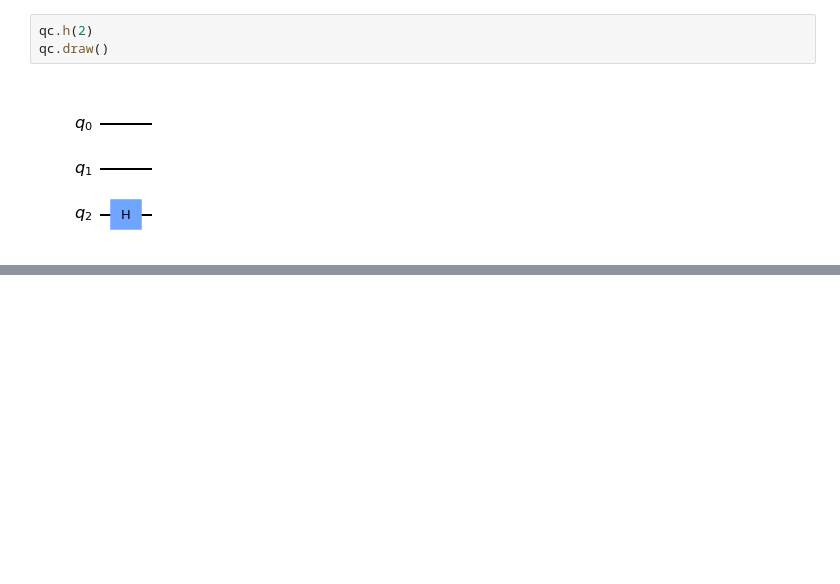
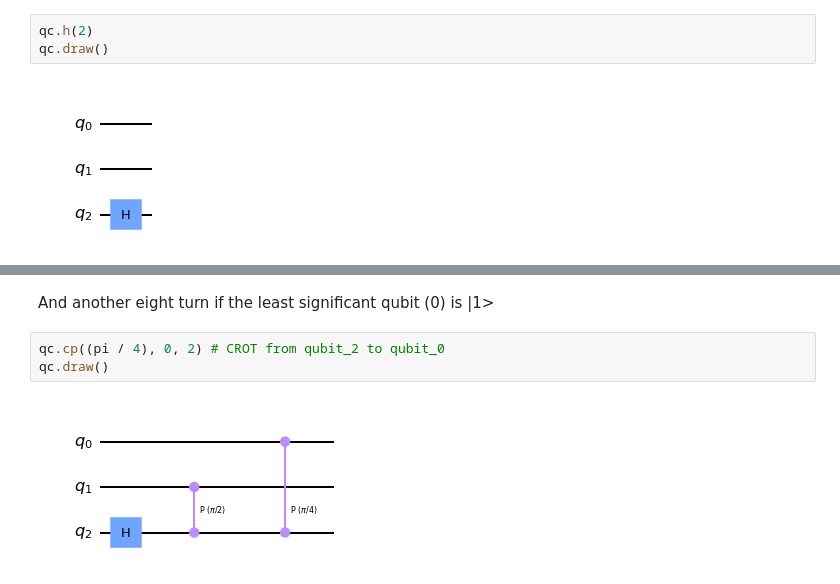
Before and after one commit to jraleman/qcra, a Jupyter notebook: practice/QFT.ipynb, the cells around one changed output, grey strips where cells are left out. Drawn from its saved outputs; the diff is of its cells as text; blank space fills up the shorter version.

```diff
--- a/practice/QFT.ipynb
+++ b/practice/QFT.ipynb
@@ -75,0 +83,7 @@ qc.draw()
+# %% [markdown]
+And another eight turn if the least significant qubit (0) is |1>
+# %%
+qc.cp((pi / 4), 0, 2) # CROT from qubit_2 to qubit_0
+qc.draw()
+# %% [output]
+[figure, added]
```
Also changed, not shown: parts of 44 cells of this notebook.
